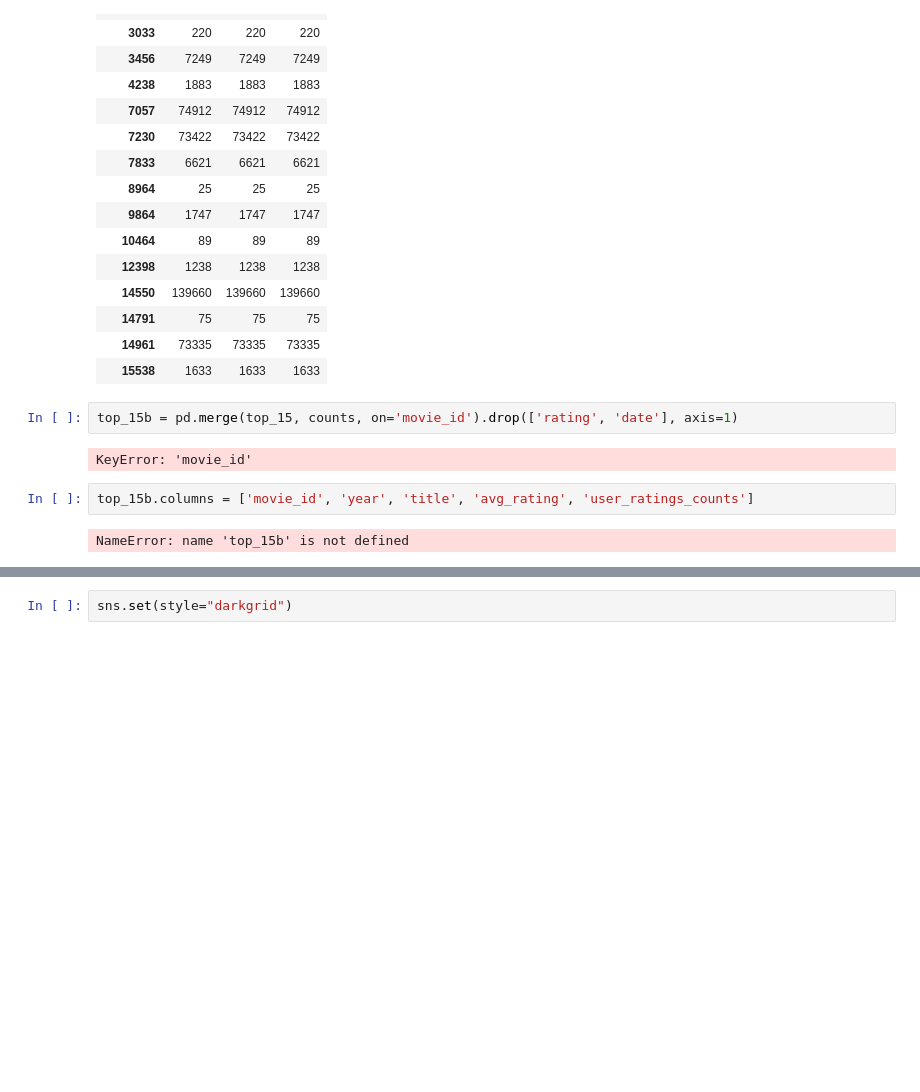
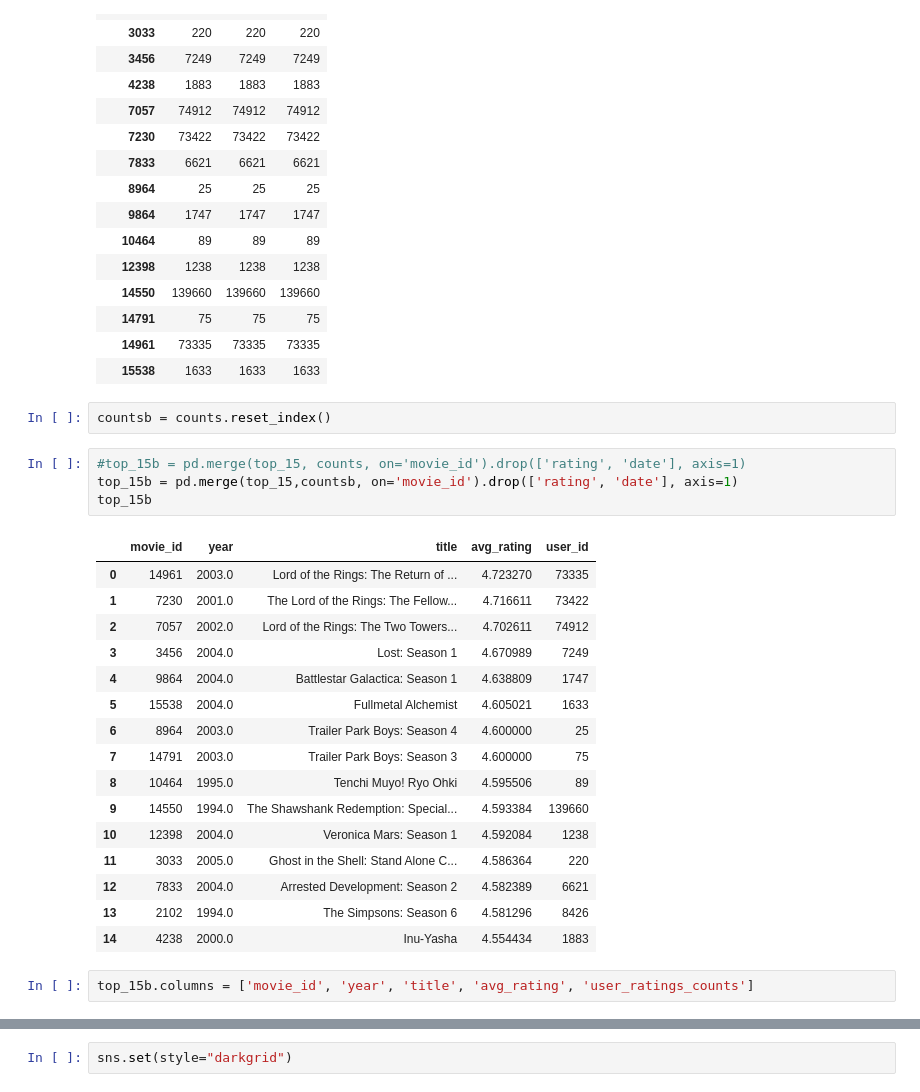
Before and after one commit to manelmahroug/netflix-movie-recommendation, a Jupyter notebook: netflix_recommendation_cleaning_visualization.ipynb, the cells around one changed output, grey strips where cells are left out. Saved outputs shown, nothing was run; the diff lists cells and outputs as text; blank space fills up the shorter version.

```diff
--- a/netflix_recommendation_cleaning_visualization.ipynb
+++ b/netflix_recommendation_cleaning_visualization.ipynb
@@ -288,14 +292,31 @@ counts
 | 14791 | 75 | 75 | 75 |
 | 14961 | 73335 | 73335 | 73335 |
 | 15538 | 1633 | 1633 | 1633 |
+# %%
+countsb = counts.reset_index()
 # %%
-top_15b = pd.merge(top_15, counts, on='movie_id').drop(['rating', 'date'], axis=1)
+#top_15b = pd.merge(top_15, counts, on='movie_id').drop(['rating', 'date'], axis=1)
+top_15b = pd.merge(top_15,countsb, on='movie_id').drop(['rating', 'date'], axis=1)
+top_15b
 # %% [output]
-KeyError: 'movie_id'
+|  | movie_id | year | title | avg_rating | user_id |
+| 0 | 14961 | 2003.0 | Lord of the Rings: The Return of ... | 4.723270 | 73335 |
+| 1 | 7230 | 2001.0 | The Lord of the Rings: The Fellow... | 4.716611 | 73422 |
+| 2 | 7057 | 2002.0 | Lord of the Rings: The Two Towers... | 4.702611 | 74912 |
+| 3 | 3456 | 2004.0 | Lost: Season 1 | 4.670989 | 7249 |
+| 4 | 9864 | 2004.0 | Battlestar Galactica: Season 1 | 4.638809 | 1747 |
+| 5 | 15538 | 2004.0 | Fullmetal Alchemist | 4.605021 | 1633 |
+| 6 | 8964 | 2003.0 | Trailer Park Boys: Season 4 | 4.600000 | 25 |
+| 7 | 14791 | 2003.0 | Trailer Park Boys: Season 3 | 4.600000 | 75 |
+| 8 | 10464 | 1995.0 | Tenchi Muyo! Ryo Ohki | 4.595506 | 89 |
+| 9 | 14550 | 1994.0 | The Shawshank Redemption: Special... | 4.593384 | 139660 |
+| 10 | 12398 | 2004.0 | Veronica Mars: Season 1 | 4.592084 | 1238 |
+| 11 | 3033 | 2005.0 | Ghost in the Shell: Stand Alone C... | 4.586364 | 220 |
+| 12 | 7833 | 2004.0 | Arrested Development: Season 2 | 4.582389 | 6621 |
+| 13 | 2102 | 1994.0 | The Simpsons: Season 6 | 4.581296 | 8426 |
+| 14 | 4238 | 2000.0 | Inu-Yasha | 4.554434 | 1883 |
 # %%
 top_15b.columns = ['movie_id', 'year', 'title', 'avg_rating', 'user_ratings_counts']
-# %% [output]
-NameError: name 'top_15b' is not defined
 # %%
 top_15b = top_15b.sort_values(by=['user_ratings_counts'], ascending=False)
 top_15b
```
Also changed, not shown: parts of 2 cells of this notebook.
